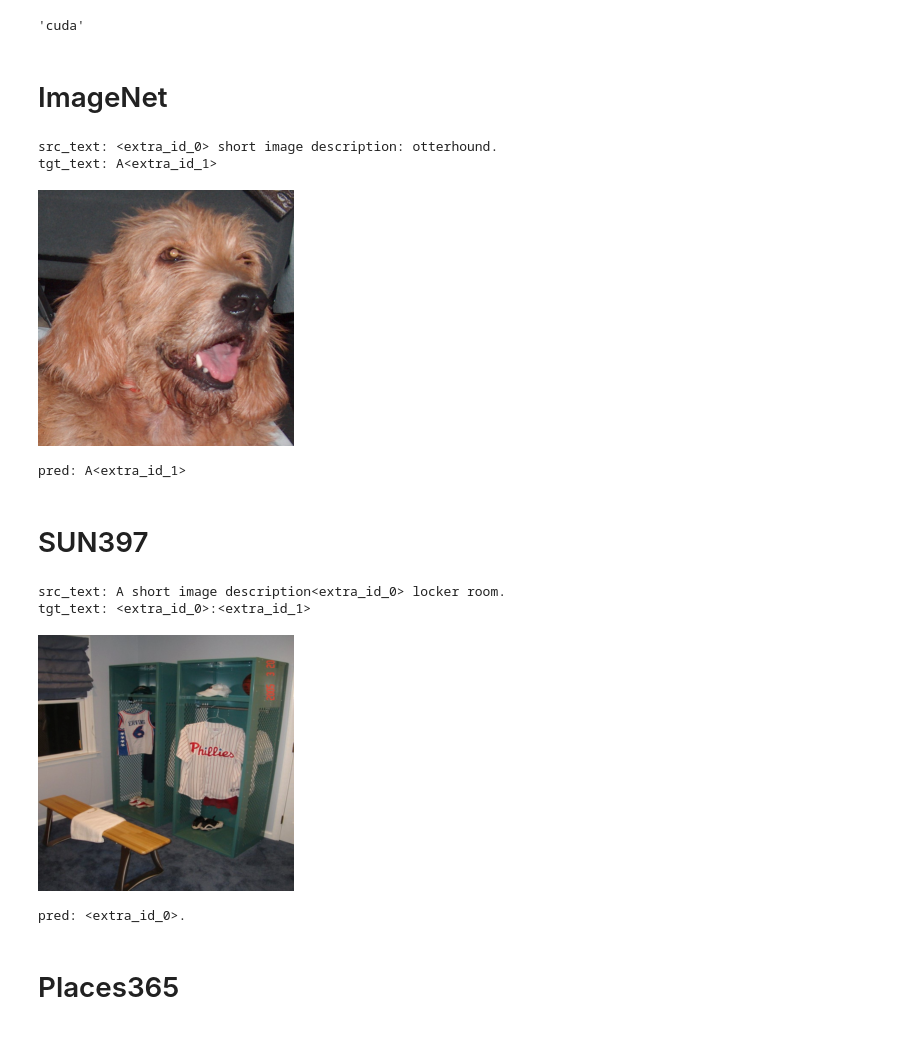
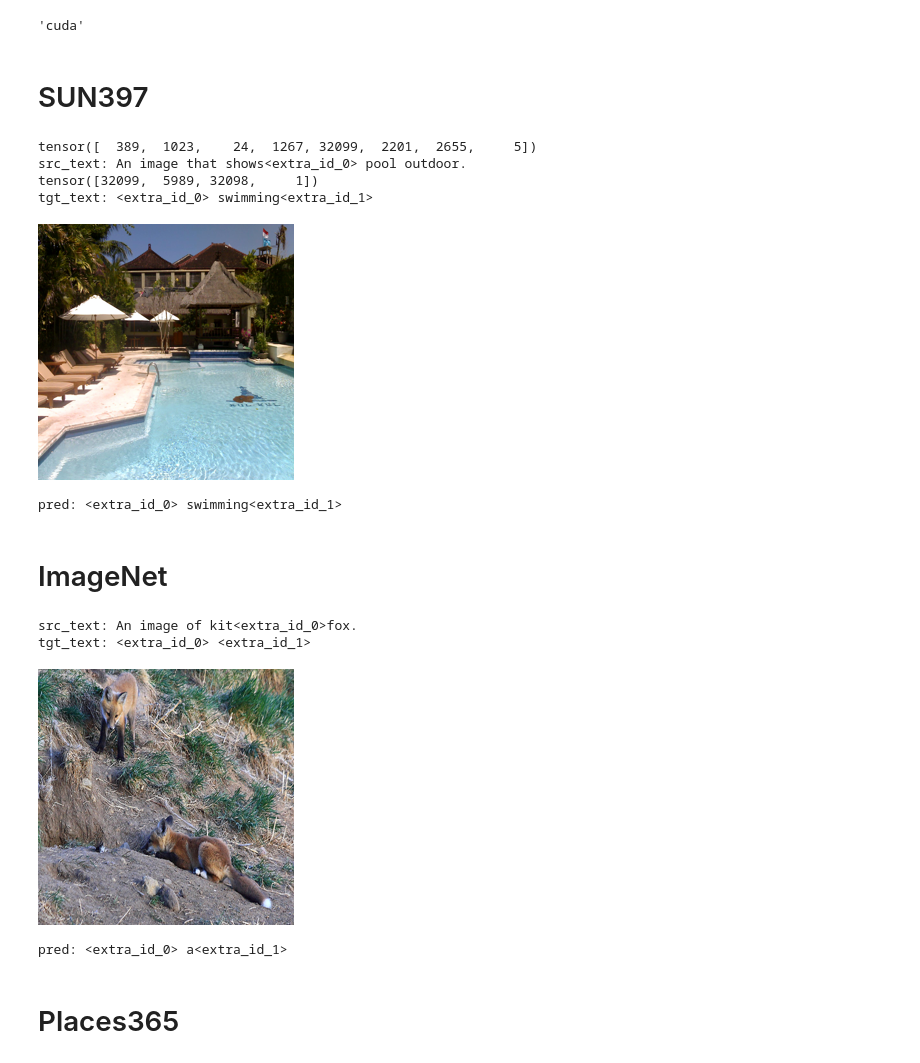
Before and after one commit to k-yanase9/KLab_MultiModalModel, a Jupyter notebook: visualization.ipynb, the cells around one changed output. Cells and saved outputs as stored; diff of their text form; code cells hidden in the pictures.

```diff
--- a/visualization.ipynb
+++ b/visualization.ipynb
@@ -80,5 +83,20 @@ def show_result(dataset, idx=10):
         preds = tgt_tokenizer.batch_decode(output[:,1:-1])
         print('pred:', preds[0])
+# %% [markdown]
+# SUN397
+# %%
+from data import get_dataset
+
+dataset = get_dataset(args, dataset_name='sun397', phase='val', src_tokenizer=src_tokenizer, tgt_tokenizer=tgt_tokenizer)
+# %%
+show_result(dataset, idx=9500)
+# %% [output]
+tensor([  389,  1023,    24,  1267, 32099,  2201,  2655,     5])
+src_text: An image that shows<extra_id_0> pool outdoor.
+tensor([32099,  5989, 32098,     1])
+tgt_text: <extra_id_0> swimming<extra_id_1>
+[figure, added]
+pred: <extra_id_0> swimming<extra_id_1>
 # %% [markdown]
 # ImageNet
 # %%
@@ -86,28 +104,12 @@ from data import get_dataset
 # train_dataset = get_dataset(args, dataset_name='imagenet', phase='train', src_tokenizer=src_tokenizer, tgt_tokenizer=tgt_tokenizer)
 val_dataset = get_dataset(args, dataset_name='imagenet', phase='val', src_tokenizer=src_tokenizer, tgt_tokenizer=tgt_tokenizer)
 # %%
-show_result(val_dataset, idx=1500)
+show_result(val_dataset, idx=15)
 # %% [output]
-src_text: <extra_id_0> short image description: otterhound.
-tgt_text: A<extra_id_1>
+src_text: An image of kit<extra_id_0>fox.
+tgt_text: <extra_id_0> <extra_id_1>
-[figure, old version]
+[figure, new version]
-pred: A<extra_id_1>
+pred: <extra_id_0> a<extra_id_1>
-# %% [markdown]
-# SUN397
-# %%
-from data import get_dataset
-
-dataset = get_dataset(args, dataset_name='sun397', phase='train', src_tokenizer=src_tokenizer, tgt_tokenizer=tgt_tokenizer)
-val_rate = 0.1
-val_size = int(len(dataset) * val_rate)
-train_size = len(dataset) - val_size
-train_dataset, val_dataset = torch.utils.data.random_split(dataset, [train_size, val_size], generator=torch.Generator().manual_seed(999))
-show_result(train_dataset, idx=10)
-# %% [output]
-src_text: A short image description<extra_id_0> locker room.
-tgt_text: <extra_id_0>:<extra_id_1>
-[figure, removed]
-pred: <extra_id_0>.
 # %% [markdown]
 # Places365
 # %%
```
Also changed, not shown: parts of 14 cells of this notebook.
